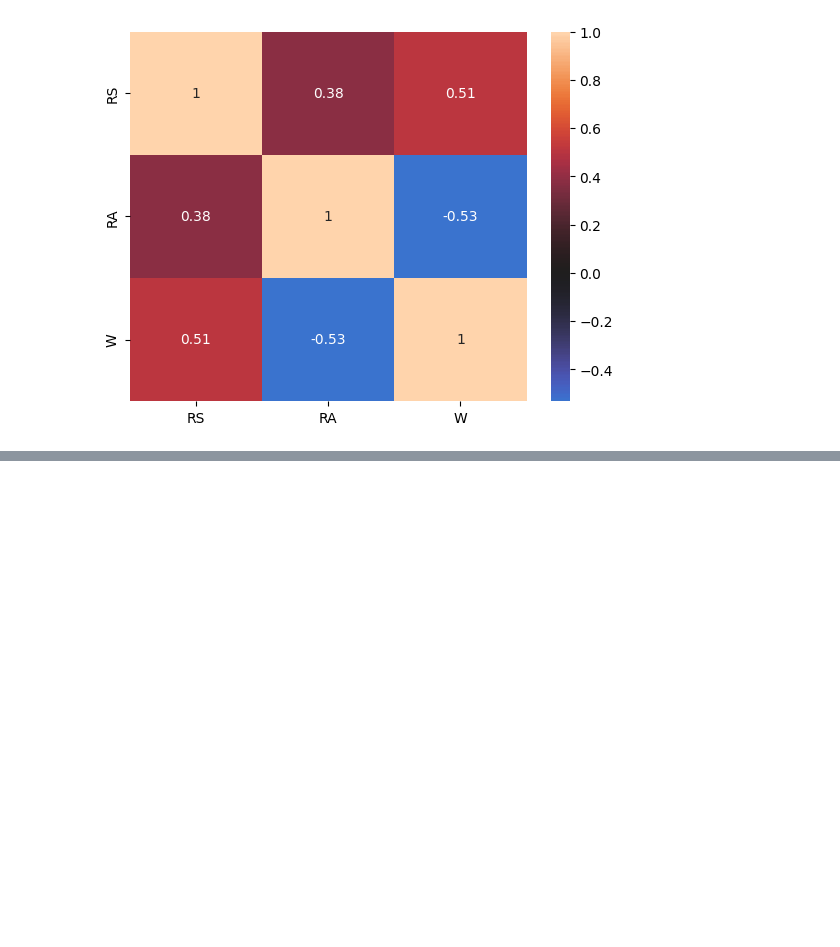
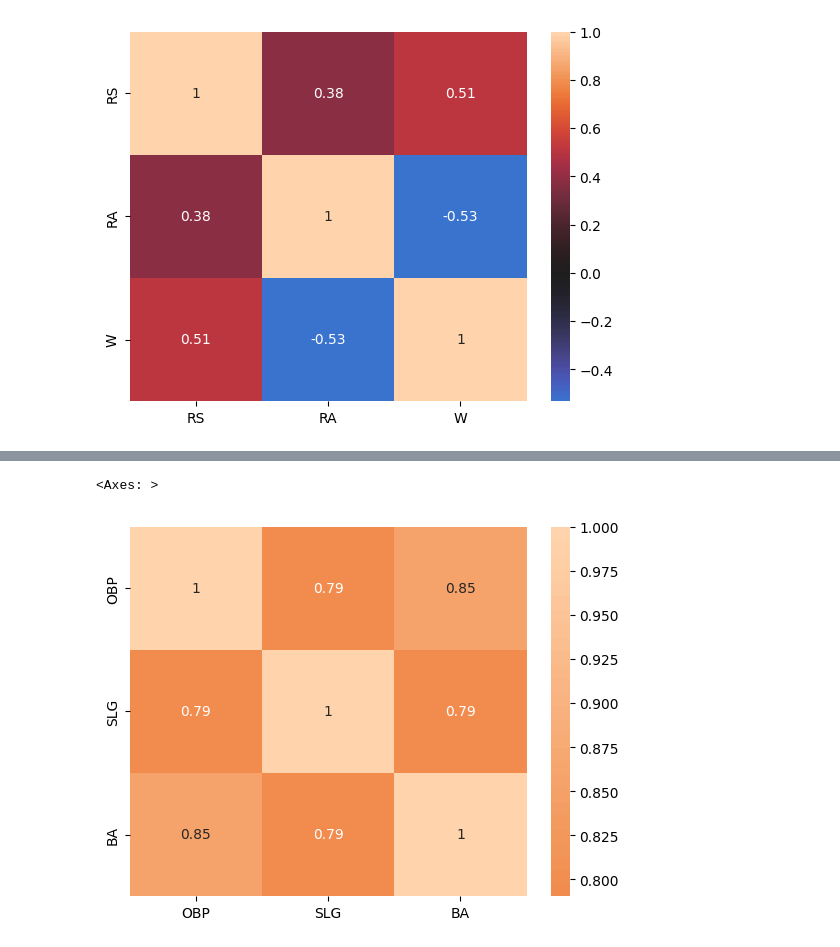
Before and after one commit to FarzanaAkhi/business-analysis-p1, a Jupyter notebook: notebooks/basic_statistics.ipynb, the cells around one changed output, grey strips where cells are left out. Drawn from its saved outputs; the diff is of its cells as text; code cells hidden in the pictures; blank space fills up the shorter version.

```diff
--- a/notebooks/basic_statistics.ipynb
+++ b/notebooks/basic_statistics.ipynb
@@ -311,0 +339,5 @@ distinguish better 1-0-(-1)
+# %%
+sns.heatmap(data = df_correlation_E.corr(), annot= True, fmt = '.2g', center= 0)
+# %% [output]
+<Axes: >
+[figure, added]
```
Also changed, not shown: parts of 6 cells of this notebook.
